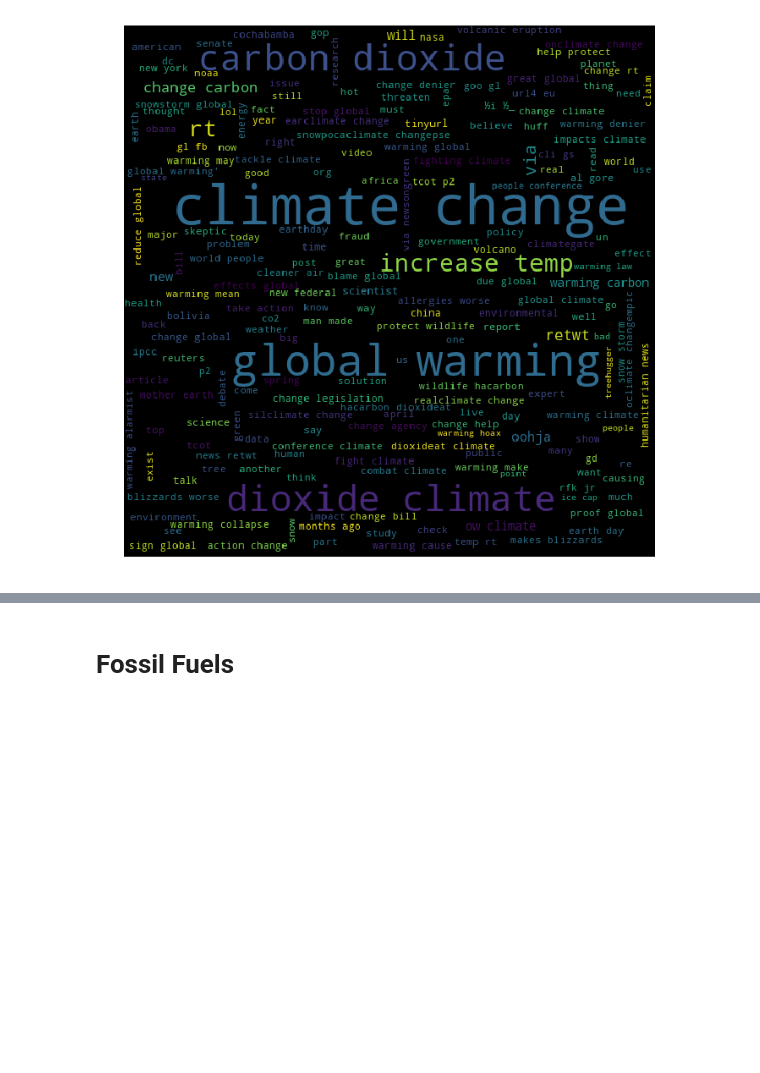
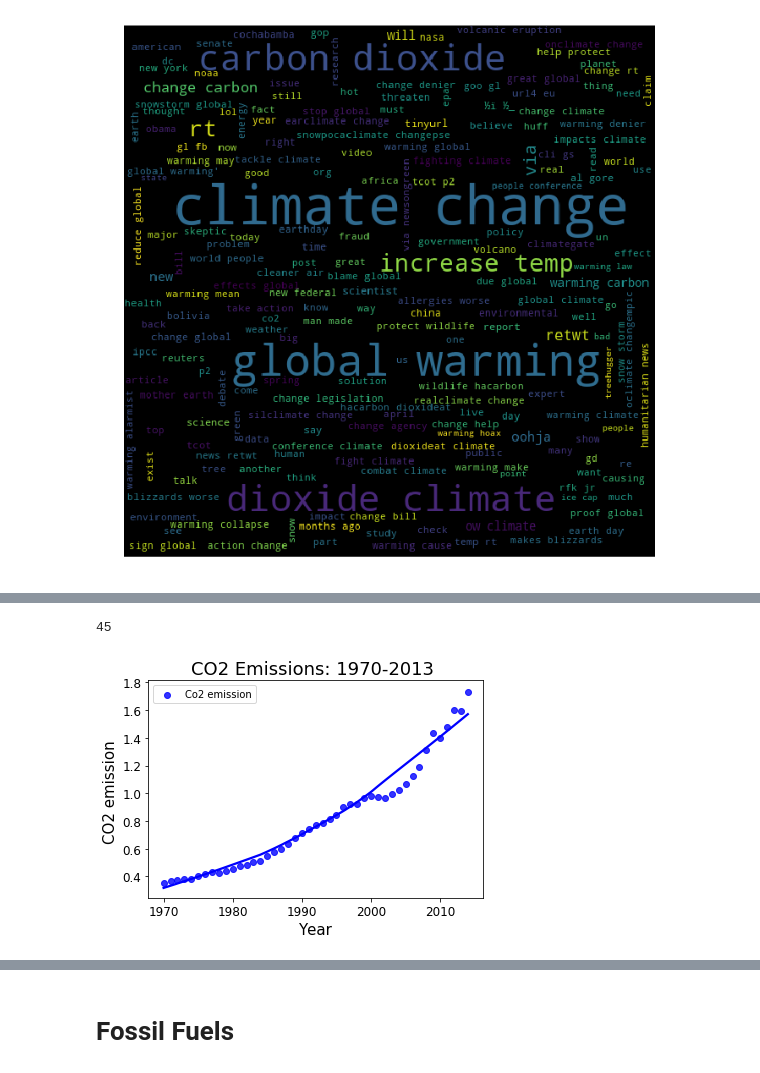
Before and after one commit to ajain0395/data-science, a Jupyter notebook: Assignment1/MT18052_Assignment 1.ipynb, the cells around one changed output, grey strips where cells are left out. Cells and saved outputs as stored; diff of their text form; code cells hidden in the pictures; blank space fills up the shorter version.

```diff
--- a/Assignment1/MT18052_Assignment 1.ipynb
+++ b/Assignment1/MT18052_Assignment 1.ipynb
@@ -77,7 +14,0 @@ for i in range(len(countries)):
-# %%
-countries_clear = []
-countries_emmision_clear = []
-for i in range(len(countries_emmision)):
-    if(np.isnan(countries_emmision[i]) == False and countries[i] in ['IND','USA','AUS','NZL','QAT','CHI', 'CHL', 'CHN', 'CIV', 'CMR', 'COD', 'COG', 'COL', 'COM','MNP', 'MOZ', 'MRT', 'MUS', 'MWI', 'MYS', 'NAC', 'NAM', 'NCL'] ):
-        countries_clear.append(countries[i])
-        countries_emmision_clear.append(countries_emmision[i])
@@ -175,0 +146,5 @@ word_cloud(unique_wrds)
+# %%
+India = co2.iloc[107,]
+india_values = []
+for key in y:
+    india_values.append(India[key])
@@ -175,0 +156,6 @@ word_cloud(unique_wrds)
+# %%
+len(india_values)
+# %% [output]
+45
+# %%
+india_values = list(india_values)
@@ -175,0 +164,4 @@ word_cloud(unique_wrds)
+# %%
+plot_CO2_emission(feature=np.array(india_values),years=np.array(b),col = 'blue')
+# %% [output]
+[figure, added]
```
Also changed, not shown: parts of 64 cells of this notebook.
